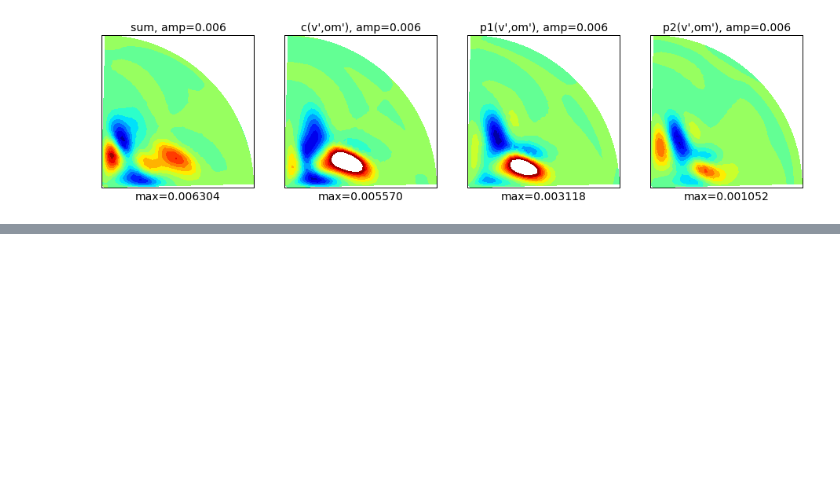
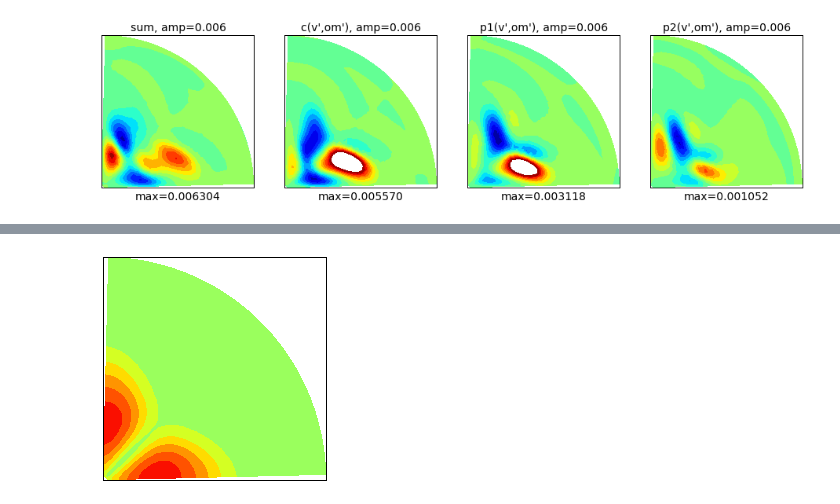
Before and after one commit to pimanov/research, a Jupyter notebook: TW-puls_to_ox-continuation.ipynb, the cells around one changed output, grey strips where cells are left out. Saved outputs shown, nothing was run; the diff lists cells and outputs as text; code cells hidden in the pictures; blank space fills up the shorter version.

```diff
--- a/TW-puls_to_ox-continuation.ipynb
+++ b/TW-puls_to_ox-continuation.ipynb
@@ -358,0 +451,6 @@ plt.xlabel("max=%f" % p2_11[2:-2,2:-2,1:-1].mean(-1).max(), fontsize=14)
+# %%
+vp = (vel1[1]**2)[:,:,1:-1].mean(-1)**0.5
+# %%
+pp.polar_contourf(r.f[1:-1], th.f[1:-1], vp[1:-1,1:-1], (-0.01,0.01))
+# %% [output]
+[figure, added]
```
Also changed, not shown: parts of 15 cells of this notebook, 3 other files.
